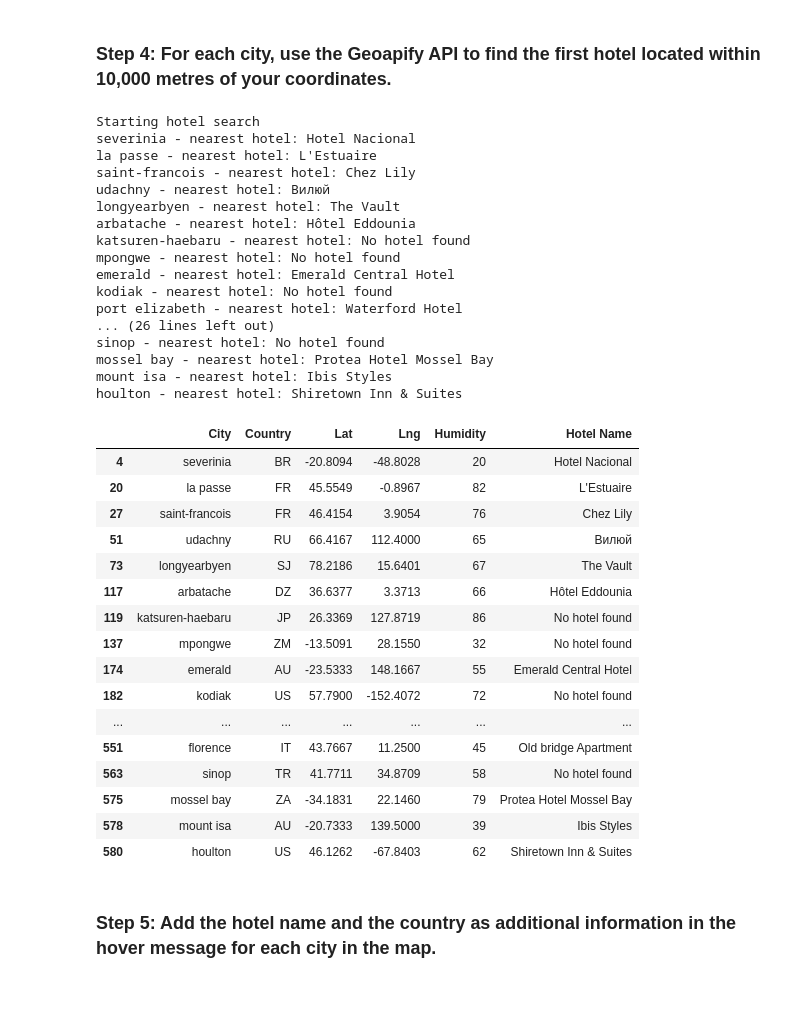
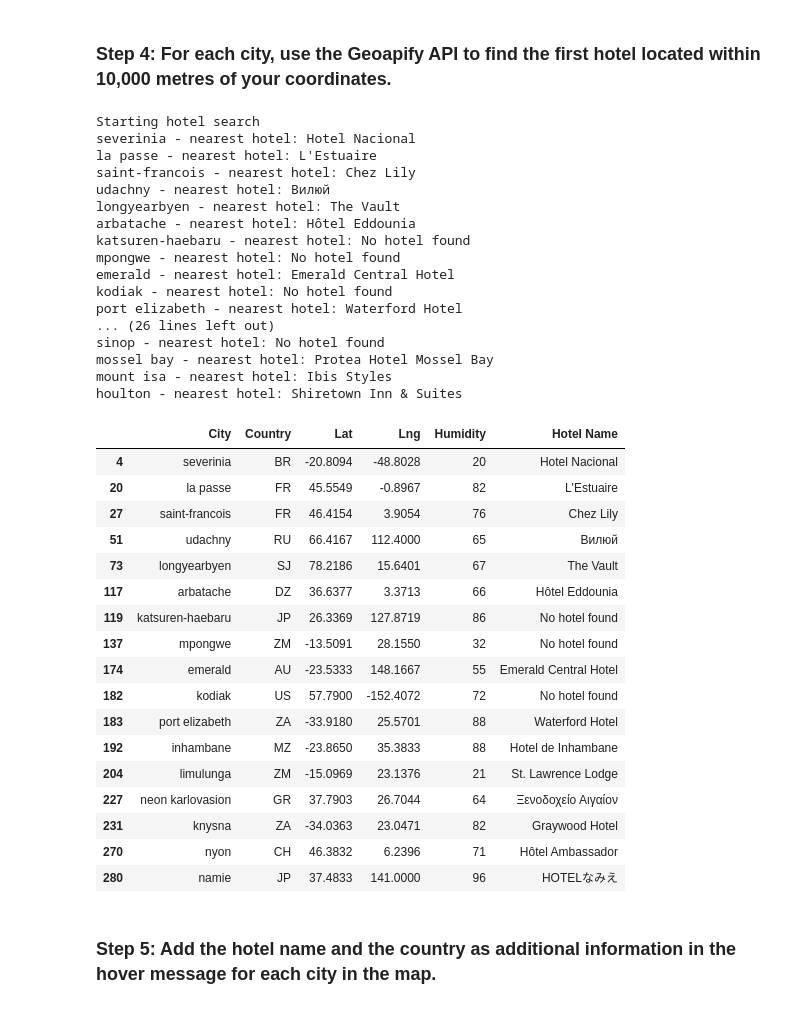
Before and after one commit to rinals/python-api-challenge, a Jupyter notebook: WeatherPy/VacationPy.ipynb, the cells around one changed output. Drawn from its saved outputs; the diff is of its cells as text; code cells hidden in the pictures.

```diff
--- a/WeatherPy/VacationPy.ipynb
+++ b/WeatherPy/VacationPy.ipynb
@@ -170,42 +151,43 @@ for index, row in hotel_df.iterrows():
     print(f"{hotel_df.loc[index, 'City']} - nearest hotel: {hotel_df.loc[index, 'Hotel Name']}")
 
 # Display sample data
-hotel_df.head(100)
+hotel_df.head(17)
 # %% [output]
 Starting hotel search
 severinia - nearest hotel: Hotel Nacional
 la passe - nearest hotel: L'Estuaire
 saint-francois - nearest hotel: Chez Lily
 udachny - nearest hotel: Вилюй
 longyearbyen - nearest hotel: The Vault
 arbatache - nearest hotel: Hôtel Eddounia
 katsuren-haebaru - nearest hotel: No hotel found
 mpongwe - nearest hotel: No hotel found
 emerald - nearest hotel: Emerald Central Hotel
 kodiak - nearest hotel: No hotel found
 port elizabeth - nearest hotel: Waterford Hotel
 ... (26 lines left out)
 sinop - nearest hotel: No hotel found
 mossel bay - nearest hotel: Protea Hotel Mossel Bay
 mount isa - nearest hotel: Ibis Styles
 houlton - nearest hotel: Shiretown Inn & Suites
 |  | City | Country | Lat | Lng | Humidity | Hotel Name |
 | 4 | severinia | BR | -20.8094 | -48.8028 | 20 | Hotel Nacional |
 | 20 | la passe | FR | 45.5549 | -0.8967 | 82 | L'Estuaire |
 | 27 | saint-francois | FR | 46.4154 | 3.9054 | 76 | Chez Lily |
 | 51 | udachny | RU | 66.4167 | 112.4000 | 65 | Вилюй |
 | 73 | longyearbyen | SJ | 78.2186 | 15.6401 | 67 | The Vault |
 | 117 | arbatache | DZ | 36.6377 | 3.3713 | 66 | Hôtel Eddounia |
 | 119 | katsuren-haebaru | JP | 26.3369 | 127.8719 | 86 | No hotel found |
 | 137 | mpongwe | ZM | -13.5091 | 28.1550 | 32 | No hotel found |
 | 174 | emerald | AU | -23.5333 | 148.1667 | 55 | Emerald Central Hotel |
 | 182 | kodiak | US | 57.7900 | -152.4072 | 72 | No hotel found |
-| ... | ... | ... | ... | ... | ... | ... |
-| 551 | florence | IT | 43.7667 | 11.2500 | 45 | Old bridge Apartment |
-| 563 | sinop | TR | 41.7711 | 34.8709 | 58 | No hotel found |
-| 575 | mossel bay | ZA | -34.1831 | 22.1460 | 79 | Protea Hotel Mossel Bay |
-| 578 | mount isa | AU | -20.7333 | 139.5000 | 39 | Ibis Styles |
-| 580 | houlton | US | 46.1262 | -67.8403 | 62 | Shiretown Inn & Suites |
+| 183 | port elizabeth | ZA | -33.9180 | 25.5701 | 88 | Waterford Hotel |
+| 192 | inhambane | MZ | -23.8650 | 35.3833 | 88 | Hotel de Inhambane |
+| 204 | limulunga | ZM | -15.0969 | 23.1376 | 21 | St. Lawrence Lodge |
+| 227 | neon karlovasion | GR | 37.7903 | 26.7044 | 64 | Ξενοδοχείο Αιγαίον |
+| 231 | knysna | ZA | -34.0363 | 23.0471 | 82 | Graywood Hotel |
+| 270 | nyon | CH | 46.3832 | 6.2396 | 71 | Hôtel Ambassador |
+| 280 | namie | JP | 37.4833 | 141.0000 | 96 | HOTELなみえ |
 # %% [markdown]
 ### Step 5: Add the hotel name and the country as additional information in the hover message for each city in the map.
 # %%
```
Also changed, not shown: parts of 4 cells of this notebook.
